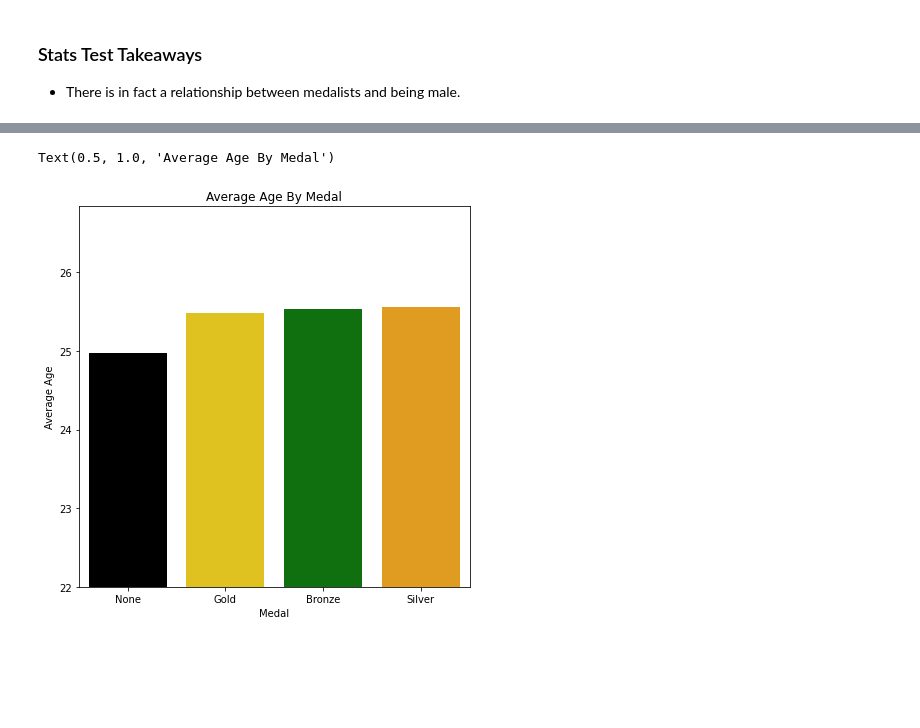
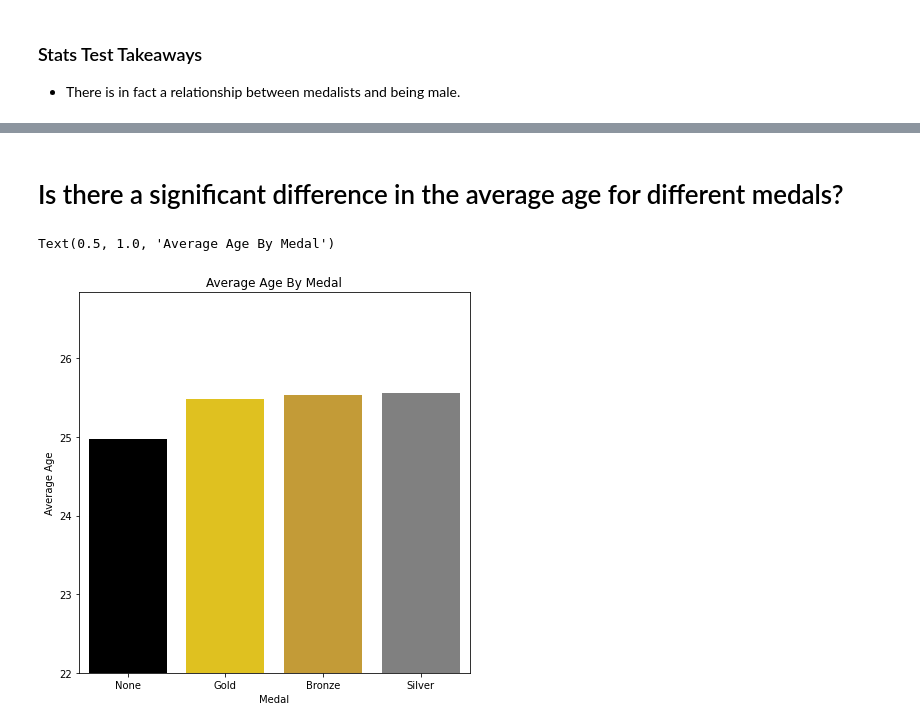
Before and after one commit to michael-haerle/olympic_dataset, a Jupyter notebook: final_notebook.ipynb, the cells around one changed output, grey strips where cells are left out. Drawn from its saved outputs; the diff is of its cells as text; code cells hidden in the pictures; blank space fills up the shorter version.

```diff
--- a/final_notebook.ipynb
+++ b/final_notebook.ipynb
@@ -151,11 +140,13 @@ sns.scatterplot(x='BMI', y='Age', data=train, hue='Medal')
+# %% [markdown]
+# Is there a significant difference in the average age for different medals?
 # %%
 plt.figure(figsize=(7, 7))
 average_age_by_medal = train.groupby('Medal').mean().reset_index()
-color = ['black','gold','green','orange']
+color = ['black','gold','goldenrod','grey']
 sns.barplot(x='Medal', y='Age', data=average_age_by_medal, order=average_age_by_medal.sort_values('Age').Medal, palette=color)
 plt.ylim(22)
 plt.ylabel('Average Age')
 plt.title('Average Age By Medal')
 # %% [output]
 Text(0.5, 1.0, 'Average Age By Medal')
-[figure, old version]
+[figure, new version]
```
Also changed, not shown: parts of 3 cells of this notebook.
